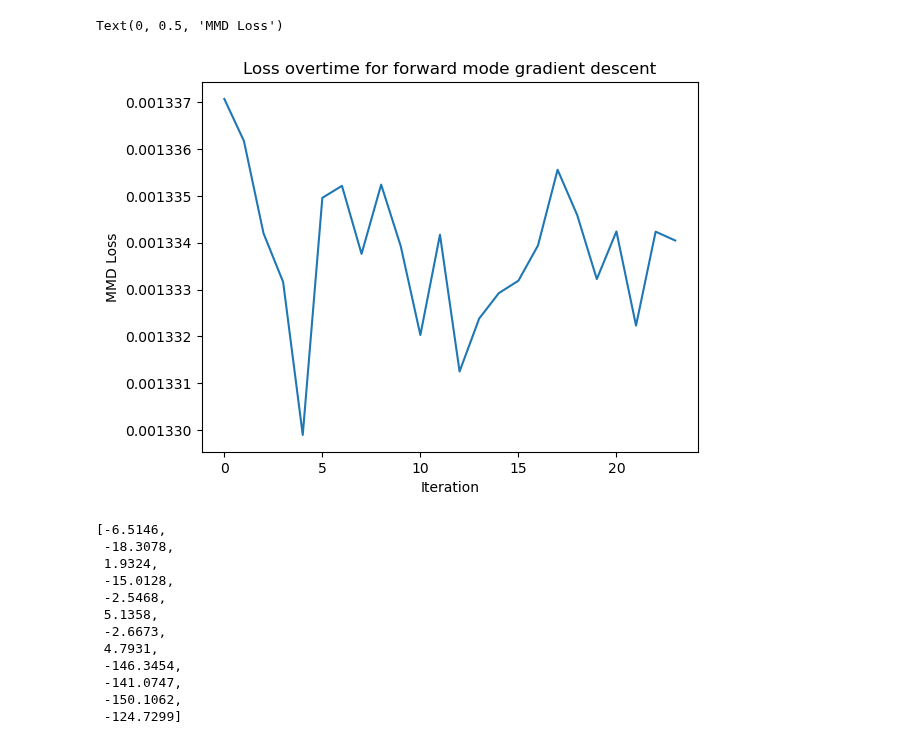
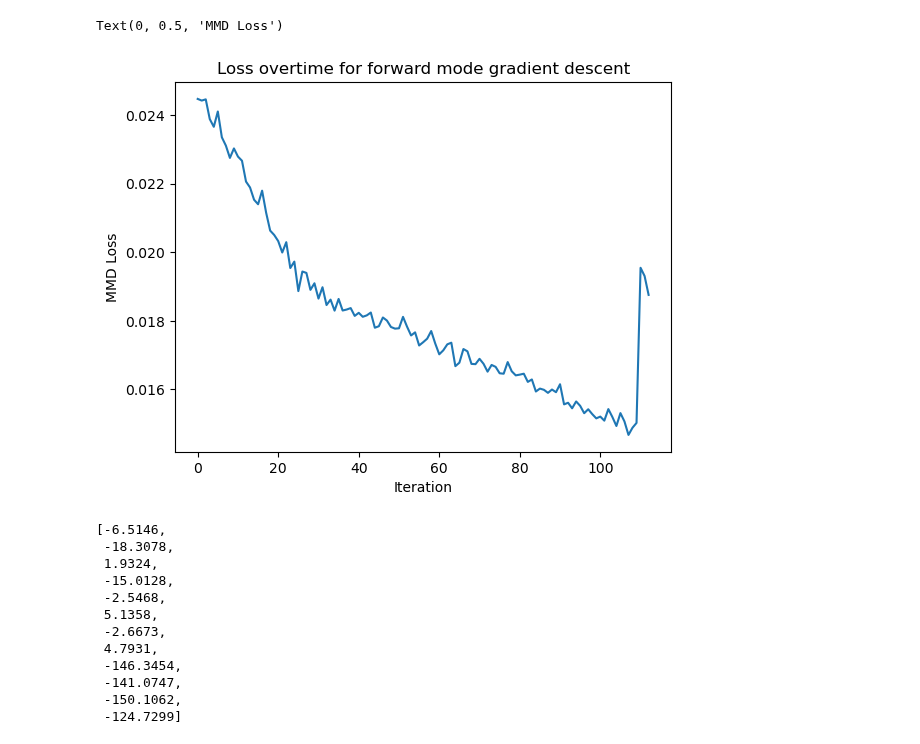
Before and after one commit to paopaoch/Mouse-V1, a Jupyter notebook: utils/backward_loss_plots.ipynb, the cells around one changed output. Saved outputs shown, nothing was run; the diff lists cells and outputs as text; code cells hidden in the pictures.

Commit message:
change to MMD loss not bessel loss

```diff
--- a/utils/backward_loss_plots.ipynb
+++ b/utils/backward_loss_plots.ipynb
@@ -6,7 +6,7 @@ import numpy as np
 import os
 # %%
 
-file_name = r"/Users/paopao_ch/Documents/projects/v1_modelling/Mouse-V1-Pytorch/log_forward_after_nes.log"
+file_name = r"/Users/paopao_ch/Documents/projects/v1_modelling/Mouse-V1-Pytorch/log_backwards_bessel.log"
 
 losses = {
     "loss" : [],
@@ -19,13 +19,13 @@ with open(file_name, "r") as f:
             losses["loss"].append(float(words[1]))
 # df = pd.DataFrame(data=losses)
 # %%
-plt.plot(losses["loss"])
+plt.plot(losses["loss"][4:])
 plt.title("Loss overtime for forward mode gradient descent")
 plt.xlabel("Iteration")
 plt.ylabel("MMD Loss")
 # %% [output]
 Text(0, 0.5, 'MMD Loss')
-[figure, old version]
+[figure, new version]
 # %%
 from torch import tensor
 import torch
```
Also changed, not shown: 3 other files.
